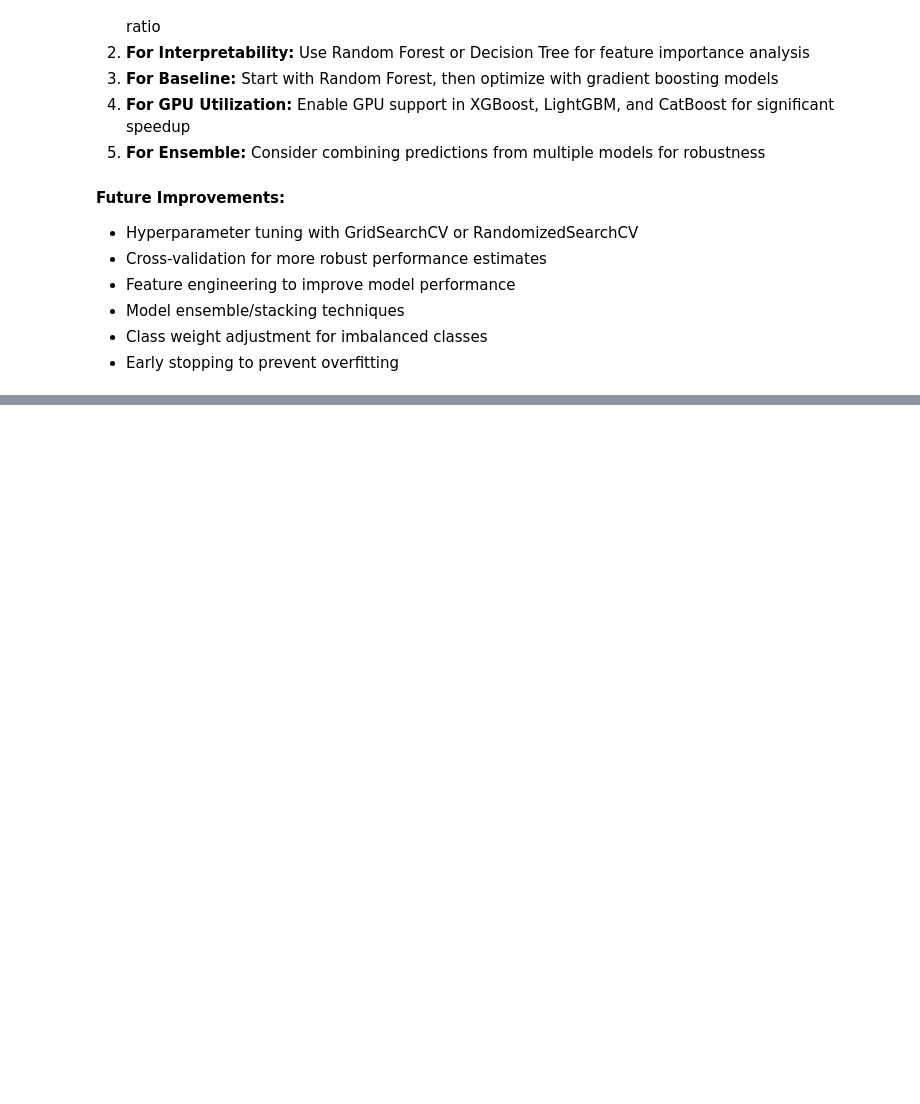
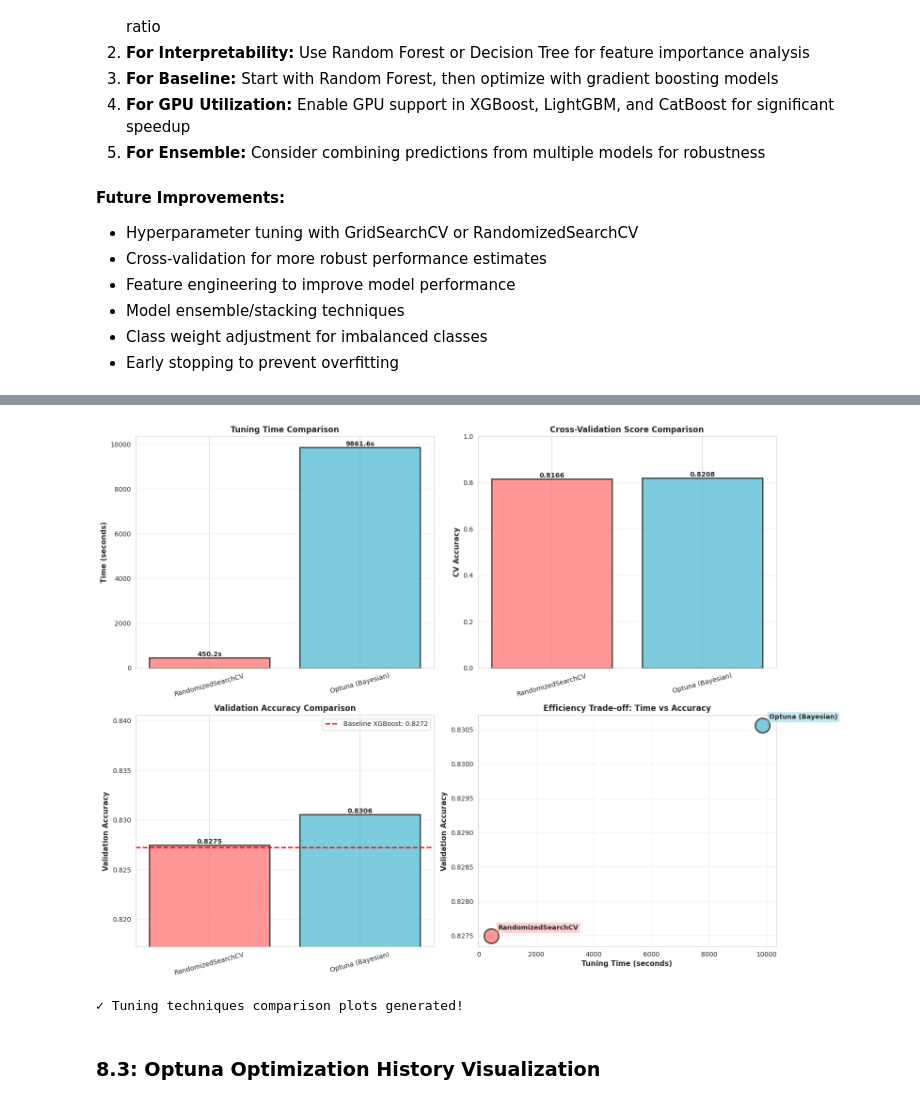
Before and after one commit to taqihaider7/Product-Data-Category-Classification, a Jupyter notebook: notebooks/Multi_Model_Training_with_GPU.ipynb, the cells around one changed output, grey strips where cells are left out. Saved outputs shown, nothing was run; the diff lists cells and outputs as text; code cells hidden in the pictures; blank space fills up the shorter version.

```diff
--- a/notebooks/Multi_Model_Training_with_GPU.ipynb
+++ b/notebooks/Multi_Model_Training_with_GPU.ipynb
@@ -1086,0 +1339,69 @@ Based on the comprehensive evaluation of 6 different machine learning models on
+# %%
+# Visualization: Compare tuning techniques
+fig, axes = plt.subplots(2, 2, figsize=(16, 12))
+
+methods = tuning_comparison['Tuning Method']
+colors_tune = ['#FF6B6B', '#45B7D1']
+
+# Plot 1: Tuning Time Comparison
+ax1 = axes[0, 0]
+bars1 = ax1.bar(methods, tuning_comparison['Tuning Time (s)'], color=colors_tune, alpha=0.7, edgecolor='black', linewidth=2)
+ax1.set_ylabel('Time (seconds)', fontweight='bold', fontsize=11)
+ax1.set_title('Tuning Time Comparison', fontweight='bold', fontsize=12)
+ax1.grid(axis='y', alpha=0.3)
+for bar in bars1:
+    height = bar.get_height()
+    ax1.text(bar.get_x() + bar.get_width()/2., height, f'{height:.1f}s', ha='center', va='bottom', fontweight='bold', fontsize=10)
+ax1.tick_params(axis='x', rotation=15)
+
+# Plot 2: CV Score Comparison
+ax2 = axes[0, 1]
+bars2 = ax2.bar(methods, tuning_comparison['CV Score'], color=colors_tune, alpha=0.7, edgecolor='black', linewidth=2)
+ax2.set_ylabel('CV Accuracy', fontweight='bold', fontsize=11)
+ax2.set_title('Cross-Validation Score Comparison', fontweight='bold', fontsize=12)
+ax2.set_ylim([0, 1])
+ax2.grid(axis='y', alpha=0.3)
+for bar in bars2:
+    height = bar.get_height()
+    ax2.text(bar.get_x() + bar.get_width()/2., height, f'{height:.4f}', ha='center', va='bottom', fontweight='bold', fontsize=10)
+ax2.tick_params(axis='x', rotation=15)
+
+# Plot 3: Validation Accuracy Comparison
+ax3 = axes[1, 0]
+bars3 = ax3.bar(methods, tuning_comparison['Val Accuracy'], color=colors_tune, alpha=0.7, edgecolor='black', linewidth=2)
+# Add baseline line
+ax3.axhline(y=baseline_acc, color='red', linestyle='--', linewidth=2, label=f'Baseline XGBoost: {baseline_acc:.4f}')
+ax3.set_ylabel('Validation Accuracy', fontweight='bold', fontsize=11)
+ax3.set_title('Validation Accuracy Comparison', fontweight='bold', fontsize=12)
+ax3.set_ylim([baseline_acc - 0.01, max(tuning_comparison['Val Accuracy']) + 0.01])
+ax3.legend(fontsize=10)
+ax3.grid(axis='y', alpha=0.3)
+for bar in bars3:
+    height = bar.get_height()
+    ax3.text(bar.get_x() + bar.get_width()/2., height, f'{height:.4f}', ha='center', va='bottom', fontweight='bold', fontsize=10)
+ax3.tick_params(axis='x', rotation=15)
+
+# Plot 4: Time vs Accuracy (Efficiency Trade-off)
+ax4 = axes[1, 1]
+scatter = ax4.scatter(tuning_comparison['Tuning Time (s)'], tuning_comparison['Val Accuracy'],
+                     s=500, c=colors_tune, alpha=0.7, edgecolors='black', linewidth=2)
+for i, method in enumerate(methods):
+    ax4.annotate(method,
+                (tuning_comparison['Tuning Time (s)'].iloc[i], tuning_comparison['Val Accuracy'].iloc[i]),
+                xytext=(10, 10), textcoords='offset points', fontsize=10, fontweight='bold',
+                bbox=dict(boxstyle='round,pad=0.3', facecolor=colors_tune[i], alpha=0.3))
+
+ax4.set_xlabel('Tuning Time (seconds)', fontweight='bold', fontsize=11)
+ax4.set_ylabel('Validation Accuracy', fontweight='bold', fontsize=11)
+ax4.set_title('Efficiency Trade-off: Time vs Accuracy', fontweight='bold', fontsize=12)
+ax4.grid(True, alpha=0.3)
+
+plt.tight_layout()
+plt.show()
+
+print("\n✓ Tuning techniques comparison plots generated!")
+# %% [output]
+[figure, added]
+✓ Tuning techniques comparison plots generated!
+# %% [markdown]
+### 8.3: Optuna Optimization History Visualization
```
Also changed, not shown: parts of 35 cells of this notebook.
